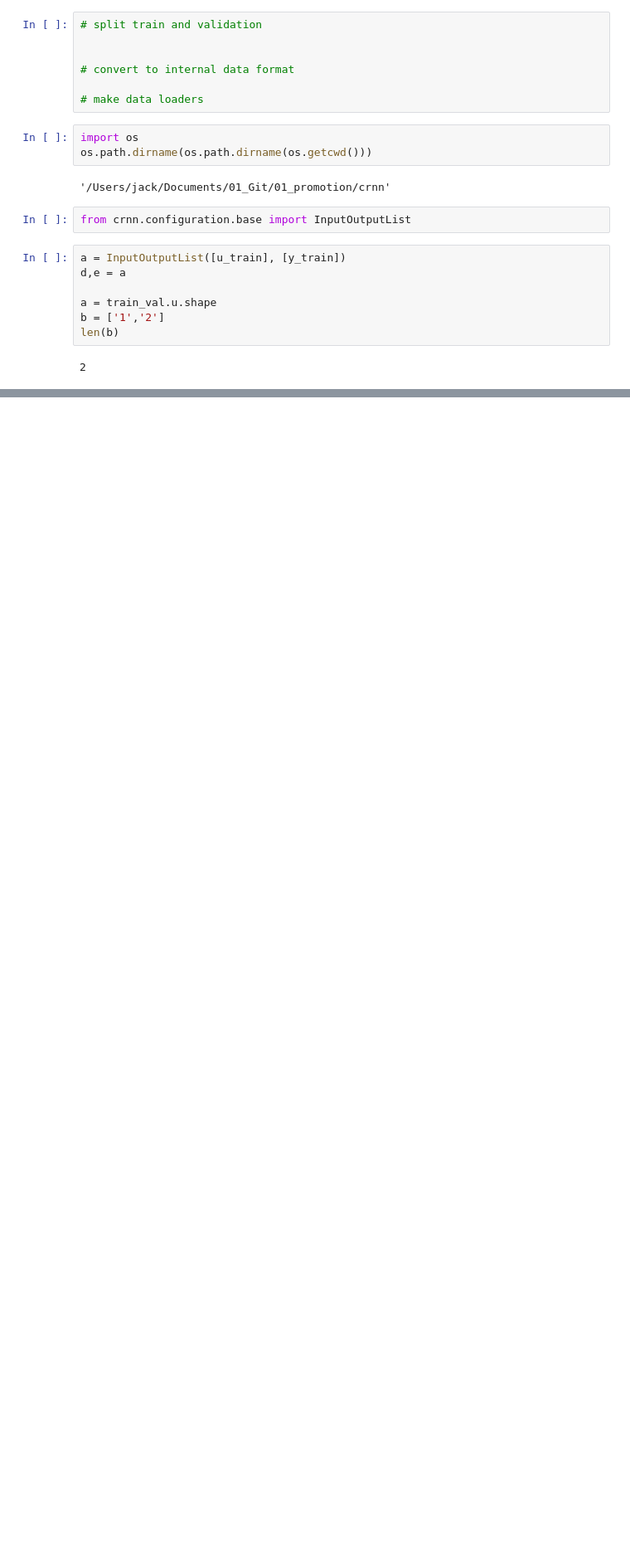
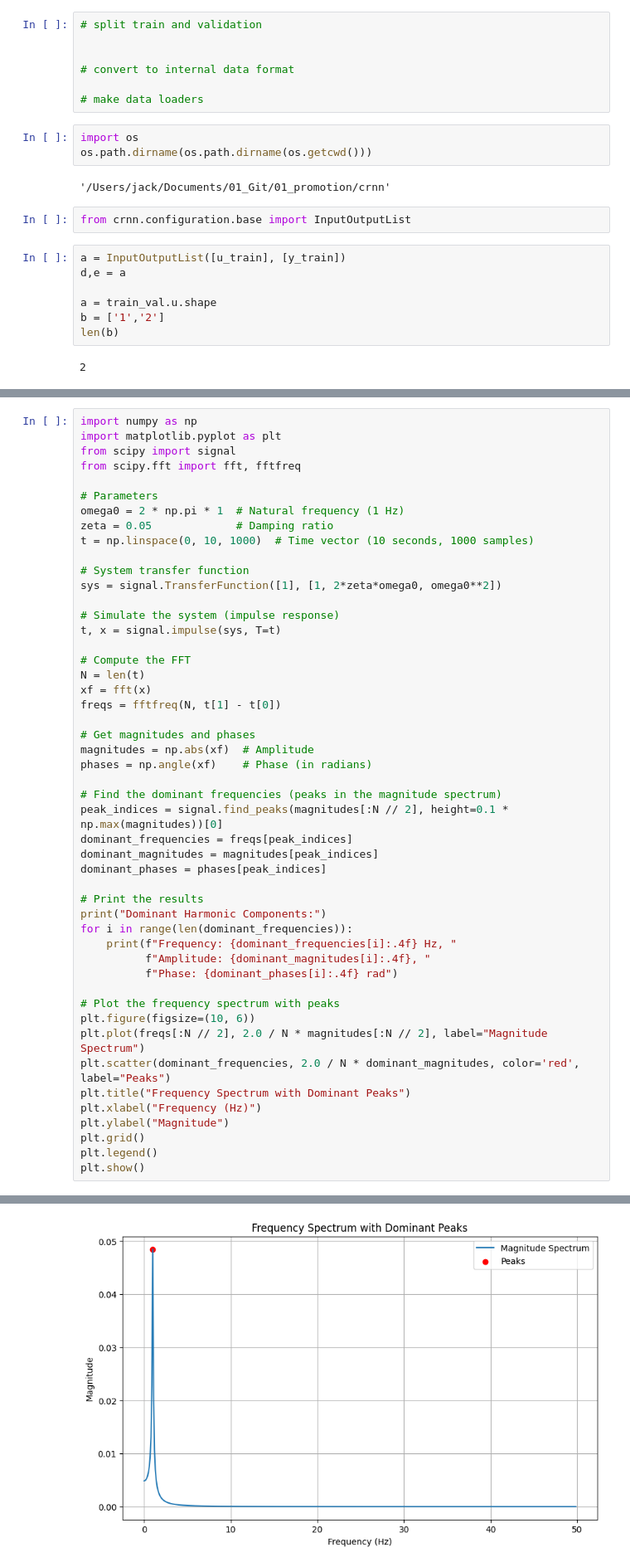
Before and after one commit to Dany-L/SecGen, a Jupyter notebook: scripts/notebooks/nonlinear_benchmars_test.ipynb, the cells around one changed output, grey strips where cells are left out. Shown at 83% size. Cells and saved outputs as stored; diff of their text form; blank space fills up the shorter version.

```diff
--- a/scripts/notebooks/nonlinear_benchmars_test.ipynb
+++ b/scripts/notebooks/nonlinear_benchmars_test.ipynb
@@ -202,0 +208,50 @@ AttributeError: module 'scipy.signal' has no attribute 'skew'
+# %%
+import numpy as np
+import matplotlib.pyplot as plt
+from scipy import signal
+from scipy.fft import fft, fftfreq
+
+# Parameters
+omega0 = 2 * np.pi * 1  # Natural frequency (1 Hz)
+zeta = 0.05             # Damping ratio
+t = np.linspace(0, 10, 1000)  # Time vector (10 seconds, 1000 samples)
+
+# System transfer function
+sys = signal.TransferFunction([1], [1, 2*zeta*omega0, omega0**2])
+
+# Simulate the system (impulse response)
+t, x = signal.impulse(sys, T=t)
+
+# Compute the FFT
+N = len(t)
+xf = fft(x)
+freqs = fftfreq(N, t[1] - t[0])
+
+# Get magnitudes and phases
+magnitudes = np.abs(xf)  # Amplitude
+phases = np.angle(xf)    # Phase (in radians)
+
+# Find the dominant frequencies (peaks in the magnitude spectrum)
+peak_indices = signal.find_peaks(magnitudes[:N // 2], height=0.1 * np.max(magnitudes))[0]
+dominant_frequencies = freqs[peak_indices]
+dominant_magnitudes = magnitudes[peak_indices]
+dominant_phases = phases[peak_indices]
+
+# Print the results
+print("Dominant Harmonic Components:")
+for i in range(len(dominant_frequencies)):
+    print(f"Frequency: {dominant_frequencies[i]:.4f} Hz, "
+          f"Amplitude: {dominant_magnitudes[i]:.4f}, "
+          f"Phase: {dominant_phases[i]:.4f} rad")
+
+# Plot the frequency spectrum with peaks
+plt.figure(figsize=(10, 6))
+plt.plot(freqs[:N // 2], 2.0 / N * magnitudes[:N // 2], label="Magnitude Spectrum")
+plt.scatter(dominant_frequencies, 2.0 / N * dominant_magnitudes, color='red', label="Peaks")
+plt.title("Frequency Spectrum with Dominant Peaks")
+plt.xlabel("Frequency (Hz)")
+plt.ylabel("Magnitude")
+plt.grid()
+plt.legend()
+plt.show()
+# %% [output]
@@ -202,0 +260 @@ AttributeError: module 'scipy.signal' has no attribute 'skew'
+[figure, added]
```
Also changed, not shown: parts of 3 cells of this notebook, 3 other files.
